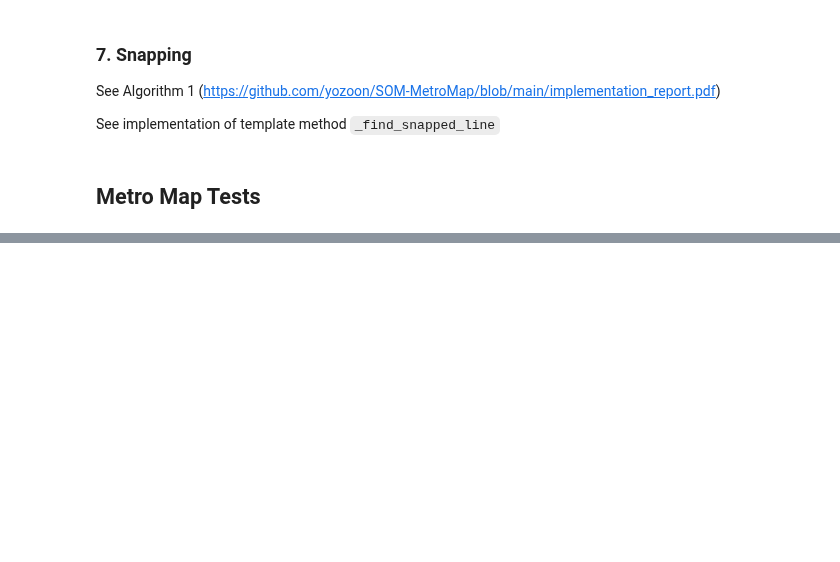
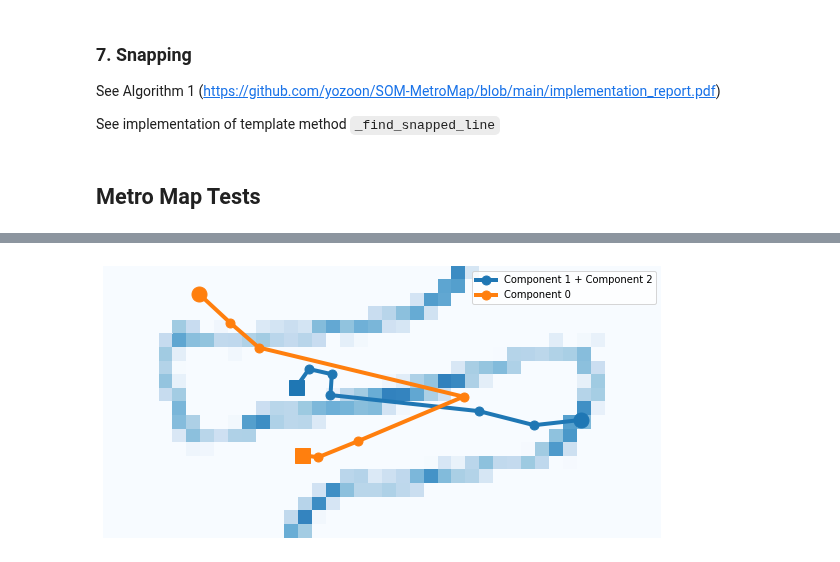
Before and after one commit to filipLoisel/SOS, a Jupyter notebook: UE3/src/main.ipynb, the cells around one changed output, grey strips where cells are left out. Drawn from its saved outputs; the diff is of its cells as text; code cells hidden in the pictures; blank space fills up the shorter version.

```diff
--- a/UE3/src/main.ipynb
+++ b/UE3/src/main.ipynb
@@ -556,0 +565,4 @@ visualize(aggregated_cluster_lines, u_matrix, False, component_names = names)
+# %%
+metro_maps(chain_weight,select=False,agg=True,snap=False)
+# %% [output]
+[figure, added]
```
Also changed, not shown: parts of 19 cells of this notebook, 1 other file.
